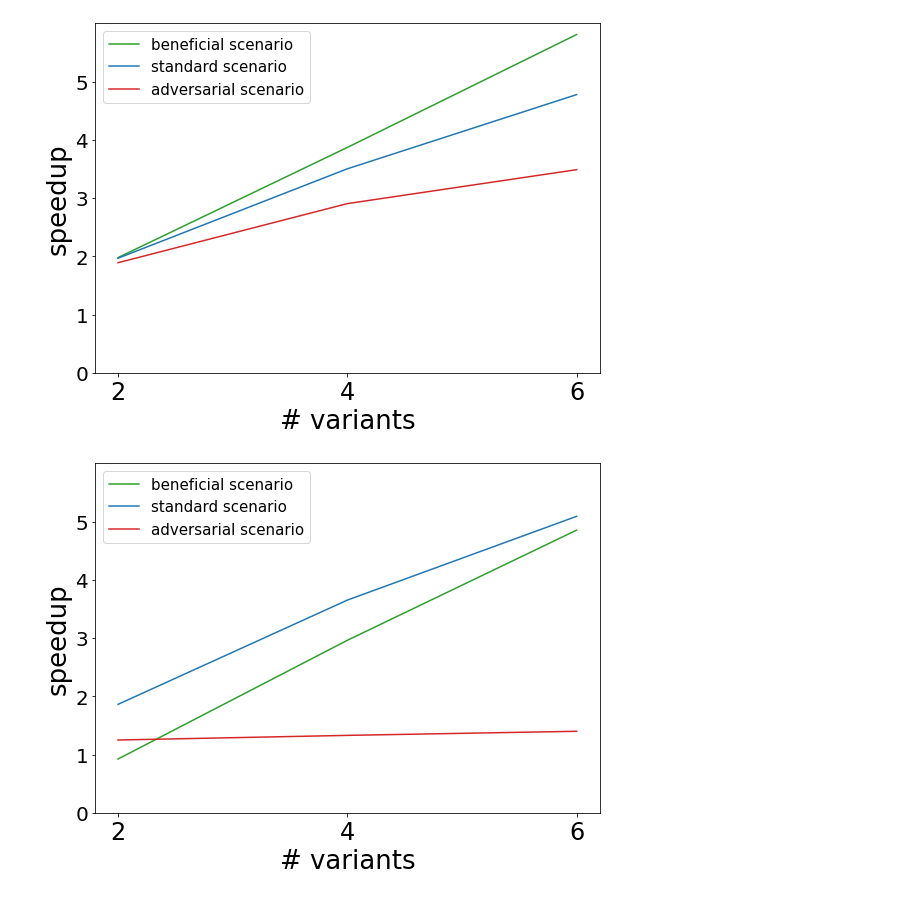
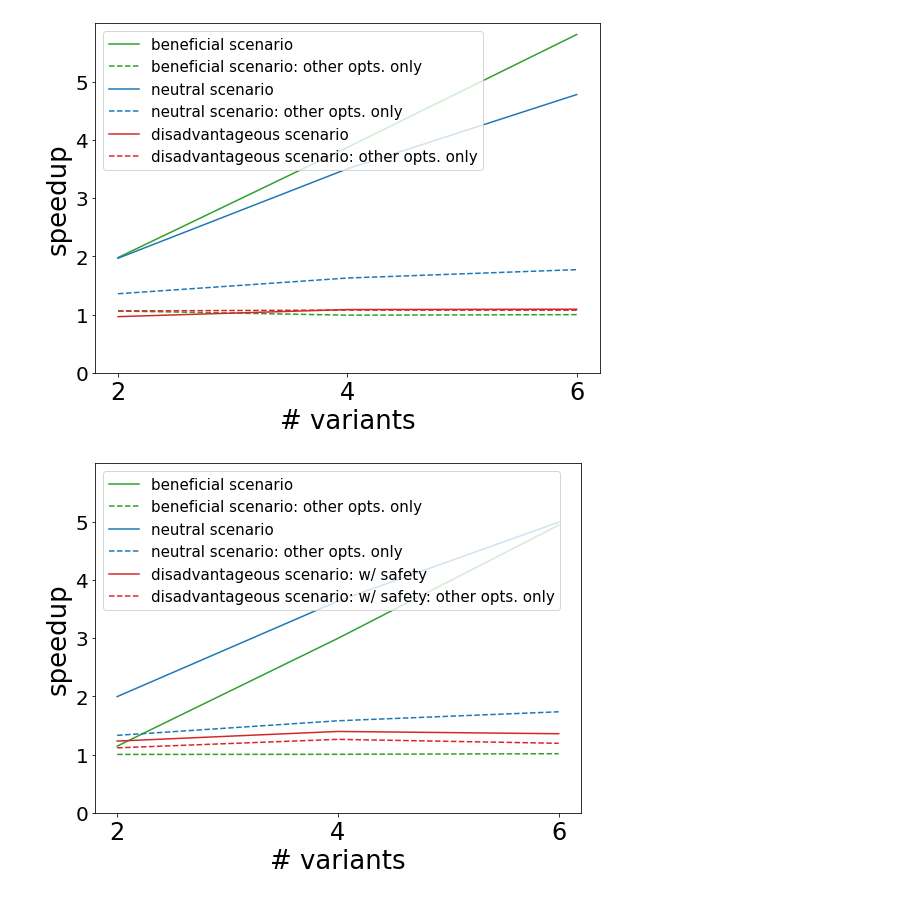
Before and after one commit to stefan-grafberger/mlwhatif, a Jupyter notebook: experiments/plot-benchmark-results--optimizations.ipynb, the cells around one changed output. Cells and saved outputs as stored; diff of their text form; code cells hidden in the pictures.

```diff
--- a/experiments/plot-benchmark-results--optimizations.ipynb
+++ b/experiments/plot-benchmark-results--optimizations.ipynb
@@ -66,7 +66,7 @@ def plot_runtimes(scenario_name_to_named_metrics: Dict[str, Tuple[float, float]]
 
     for (scenario, (metric_with_opt, metric_witout_opt)), style in zip(scenario_name_to_named_metrics.items(), styles):
         plt.plot(variant_counts, np.array(metric_with_opt), **style)
-        # plt.plot(variant_counts, np.array(metric_witout_opt), linestyle='dashed', color=color)
+        plt.plot(variant_counts, np.array(metric_witout_opt), linestyle='dashed', **style)
 
 
     #plt.ylim((0.9, 5.999))
@@ -77,7 +77,7 @@ def plot_runtimes(scenario_name_to_named_metrics: Dict[str, Tuple[float, float]]
     legend_names = []
     for scenario_name in scenario_name_to_named_metrics.keys():
         legend_names.append(f"{scenario_name}")  #  w/ opt.
-        #legend_names.append(f"{scenario_name} w/o opt.")
+        legend_names.append(f"{scenario_name}: other opts. only")
     plt.legend(legend_names, loc='upper left',
                #, title="inspections", title_fontsize=16,
                fontsize=15, ncol=1)
@@ -137,27 +137,33 @@ row_count = "1.0"
 ideal_df = load_csv_result_data_variant_counts(optimization, "ideal", variant_counts, row_count)
 average_df = load_csv_result_data_variant_counts(optimization, "average", variant_counts, row_count)
 worst_df = load_csv_result_data_variant_counts(optimization, "worst", variant_counts, row_count)
-plot_runtimes({'beneficial scenario': (ideal_df['analysis_result_with_opt_rule'], ideal_df['analysis_result_without_any_opt']),
-               'standard scenario': (average_df['analysis_result_with_opt_rule'], average_df['analysis_result_without_any_opt']),
-               'adversarial scenario': (worst_df['analysis_result_with_opt_rule'], worst_df['analysis_result_without_any_opt'])},
+plot_runtimes({'beneficial scenario': (ideal_df['analysis_result_with_opt_rule'], ideal_df['analysis_result_without_opt_rule']),
+               'neutral scenario': (average_df['analysis_result_with_opt_rule'], average_df['analysis_result_without_opt_rule']),
+               'disadvantageous scenario': (worst_df['analysis_result_with_opt_rule'], worst_df['analysis_result_without_opt_rule'])},
               variant_counts,
               f"{optimization}_variant_counts")
 # %% [output]
-[figure, old version]
+[figure, new version]
 # %%
 optimization = "udf_split_and_reuse"
 variant_counts = [2, 4, 6]
 row_count = "1.0"
 ideal_df = load_csv_result_data_variant_counts(optimization, "ideal", variant_counts, row_count)
 average_df = load_csv_result_data_variant_counts(optimization, "average", variant_counts, row_count)
-worst_df = load_csv_result_data_variant_counts(optimization, "worst_w_safety", variant_counts, row_count)
-plot_runtimes({'beneficial scenario': (ideal_df['analysis_result_with_reuse_opt_rule'], ideal_df['analysis_result_without_any_opt']),
-               'standard scenario': (average_df['analysis_result_with_reuse_opt_rule'], average_df['analysis_result_without_any_opt']),
-               'adversarial scenario': (worst_df['analysis_result_with_reuse_opt_rule'], worst_df['analysis_result_without_any_opt'])},
+worst_w_safety_df = load_csv_result_data_variant_counts(optimization, "worst_w_safety", variant_counts, row_count)
+worst_wo_safety_df = load_csv_result_data_variant_counts(optimization, "worst_wo_safety", variant_counts, row_count)
+worst_constant_df = load_csv_result_data_variant_counts(optimization, "worst_constant", variant_counts, row_count)
+
+plot_runtimes({'beneficial scenario': (ideal_df['analysis_result_with_reuse_opt_rule'], ideal_df['analysis_result_without_opt_rule']),
+               'neutral scenario': (average_df['analysis_result_with_reuse_opt_rule'], average_df['analysis_result_without_opt_rule']),
+               'disadvantageous scenario: w/ safety': (worst_w_safety_df['analysis_result_with_reuse_opt_rule'], worst_w_safety_df['analysis_result_without_opt_rule']),
+               #'disadvantageous scenario: w/o safety': (worst_wo_safety_df['analysis_result_with_reuse_opt_rule'], worst_wo_safety_df['analysis_result_without_opt_rule']),
+               #'disadvantageous scenario: constant': (worst_constant_df['analysis_result_with_reuse_opt_rule'], worst_constant_df['analysis_result_without_opt_rule'])
+               },
               variant_counts,
               f"{optimization}_variant_counts")
 # %% [output]
-[figure, old version]
+[figure, new version]
 # %%
 optimization = "filter_addition_push_up"
 variant_counts = [2, 4, 6]
```
Also changed, not shown: parts of 11 cells of this notebook, 33 other files.
